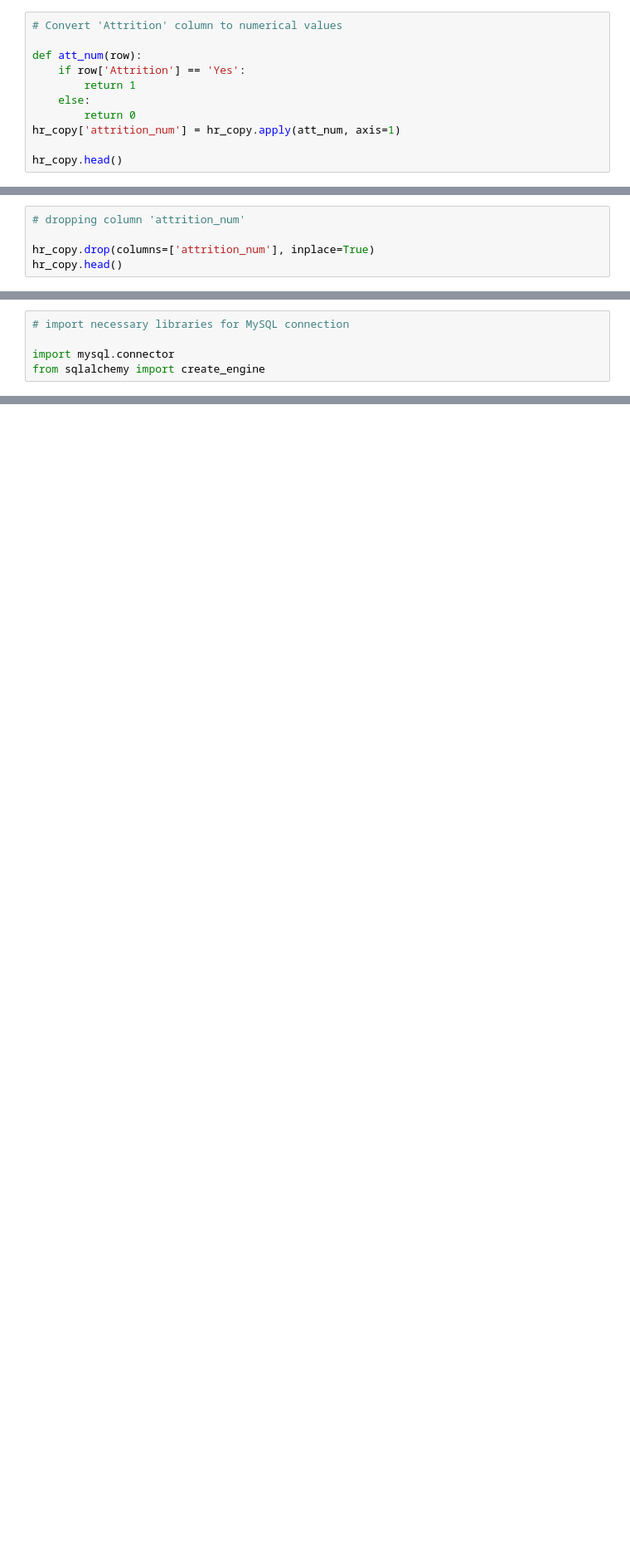
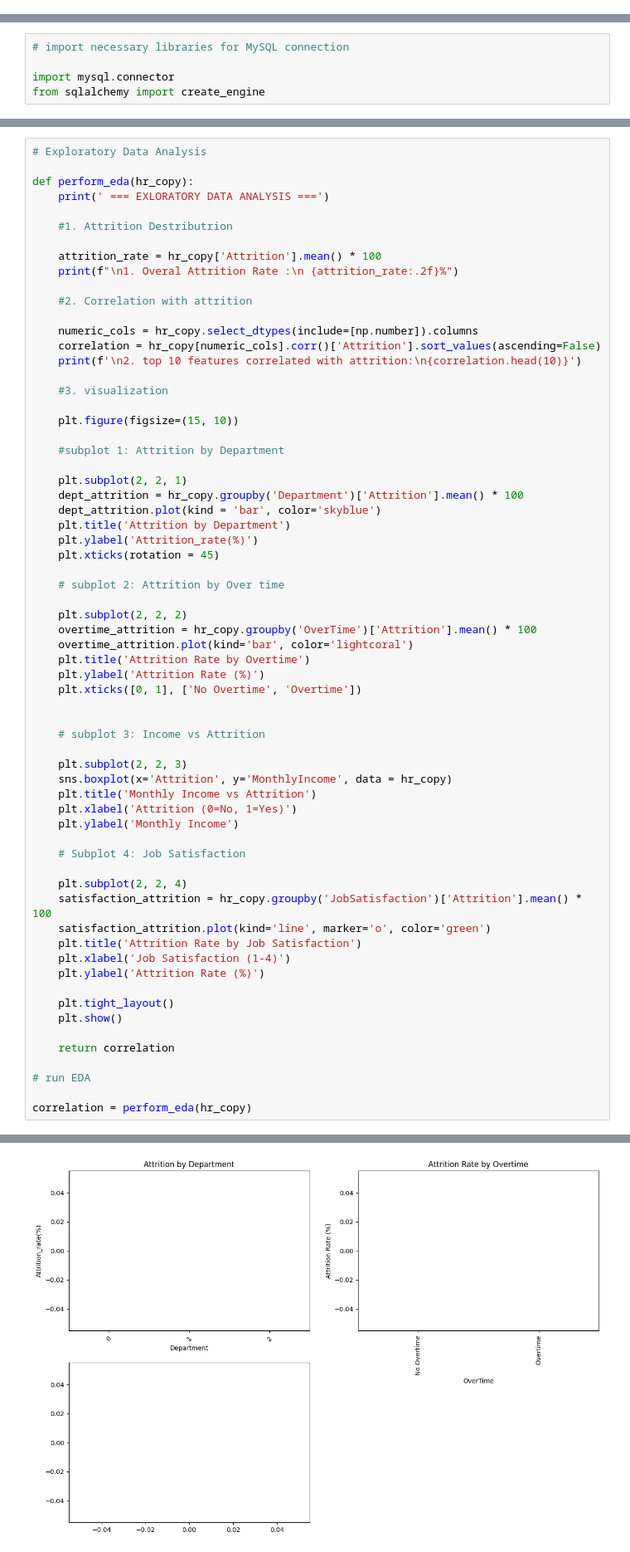
Before and after one commit to natnaelaster/Daily-exercise, a Jupyter notebook: day_4_HR ANALYTICS & EMPLOYEE ATTRITION/HR_analysis.ipynb, the cells around one changed output, grey strips where cells are left out. Shown at 83% size. Cells and saved outputs as stored; diff of their text form; blank space fills up the shorter version.

Commit message:
working in visualization

```diff
--- a/day_4_HR ANALYTICS & EMPLOYEE ATTRITION/HR_analysis.ipynb
+++ b/day_4_HR ANALYTICS & EMPLOYEE ATTRITION/HR_analysis.ipynb
@@ -25,11 +13,0 @@ hr_copy.head()
-# %%
-# Convert 'Attrition' column to numerical values
-
-def att_num(row):
-    if row['Attrition'] == 'Yes':
-        return 1
-    else:
-        return 0
-hr_copy['attrition_num'] = hr_copy.apply(att_num, axis=1)
-
-hr_copy.head()
@@ -44,5 +13,0 @@ hr_copy.head()
-# %%
-# dropping column 'attrition_num'
-
-hr_copy.drop(columns=['attrition_num'], inplace=True)
-hr_copy.head()
@@ -190,0 +91,66 @@ def perform_data(hr_copy):
+# %%
+# Exploratory Data Analysis
+
+def perform_eda(hr_copy):
+    print(' === EXLORATORY DATA ANALYSIS ===')
+
+    #1. Attrition Destributrion
+
+    attrition_rate = hr_copy['Attrition'].mean() * 100
+    print(f"\n1. Overal Attrition Rate :\n {attrition_rate:.2f}%")
+
+    #2. Correlation with attrition
+
+    numeric_cols = hr_copy.select_dtypes(include=[np.number]).columns
+    correlation = hr_copy[numeric_cols].corr()['Attrition'].sort_values(ascending=False)
+    print(f'\n2. top 10 features correlated with attrition:\n{correlation.head(10)}')
+
+    #3. visualization
+
+    plt.figure(figsize=(15, 10))
+
+    #subplot 1: Attrition by Department
+
+    plt.subplot(2, 2, 1)
+    dept_attrition = hr_copy.groupby('Department')['Attrition'].mean() * 100
+    dept_attrition.plot(kind = 'bar', color='skyblue')
+    plt.title('Attrition by Department')
+    plt.ylabel('Attrition_rate(%)')
+    plt.xticks(rotation = 45)
+
+    # subplot 2: Attrition by Over time
+
+    plt.subplot(2, 2, 2)
+    overtime_attrition = hr_copy.groupby('OverTime')['Attrition'].mean() * 100
+    overtime_attrition.plot(kind='bar', color='lightcoral')
+    plt.title('Attrition Rate by Overtime')
+    plt.ylabel('Attrition Rate (%)')
+    plt.xticks([0, 1], ['No Overtime', 'Overtime'])
+
+
+    # subplot 3: Income vs Attrition
+
+    plt.subplot(2, 2, 3)
+    sns.boxplot(x='Attrition', y='MonthlyIncome', data = hr_copy)
+    plt.title('Monthly Income vs Attrition')
+    plt.xlabel('Attrition (0=No, 1=Yes)')
+    plt.ylabel('Monthly Income')
+
+    # Subplot 4: Job Satisfaction
+
+    plt.subplot(2, 2, 4)
+    satisfaction_attrition = hr_copy.groupby('JobSatisfaction')['Attrition'].mean() * 100
+    satisfaction_attrition.plot(kind='line', marker='o', color='green')
+    plt.title('Attrition Rate by Job Satisfaction')
+    plt.xlabel('Job Satisfaction (1-4)')
+    plt.ylabel('Attrition Rate (%)')
+
+    plt.tight_layout()
+    plt.show()
+
+    return correlation
+
+# run EDA
+
+correlation = perform_eda(hr_copy)
+# %% [output]
@@ -190,0 +175 @@ def perform_data(hr_copy):
+[figure, added]
```
Also changed, not shown: parts of 9 cells of this notebook.
